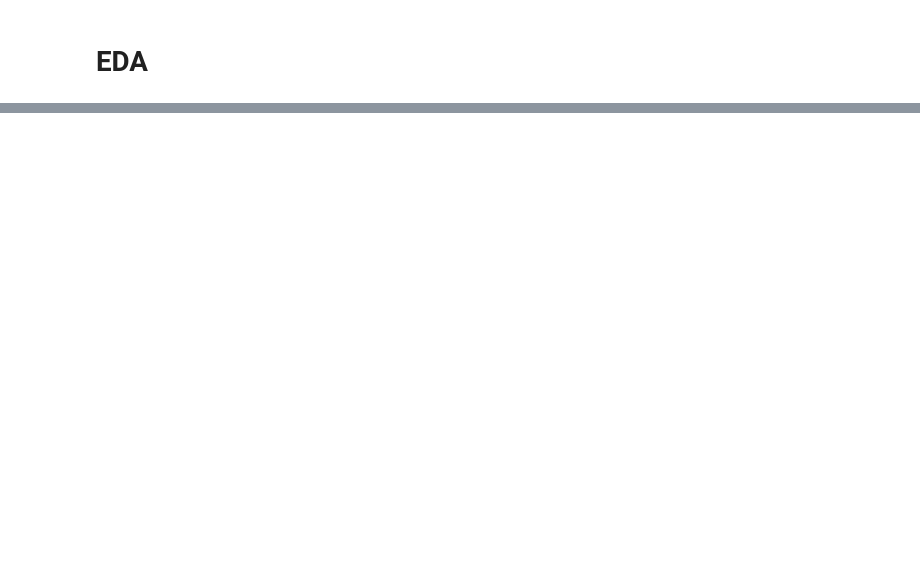
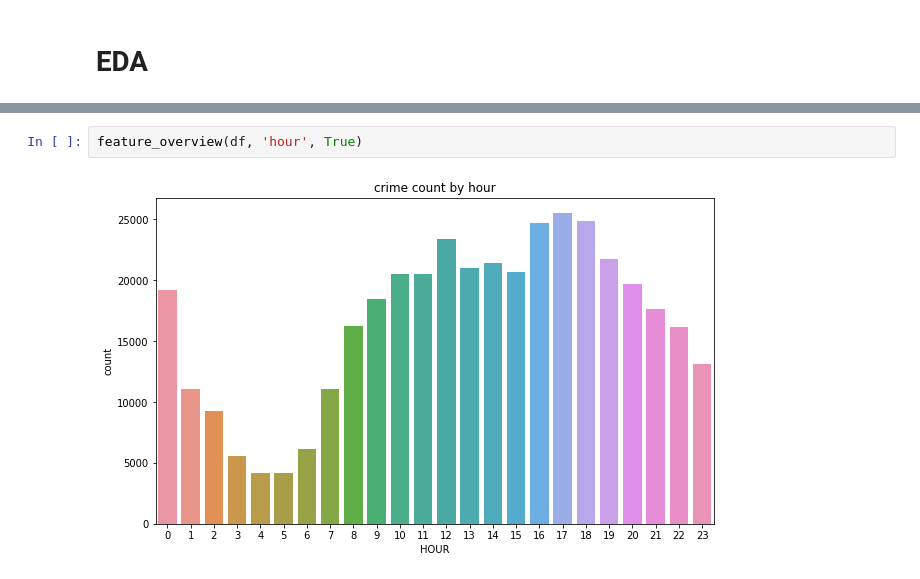
Before and after one commit to osiajod/DS1-Final, a Jupyter notebook: CrimeDataVis.ipynb, the cells around one changed output, grey strips where cells are left out. Saved outputs shown, nothing was run; the diff lists cells and outputs as text; blank space fills up the shorter version.

```diff
--- a/CrimeDataVis.ipynb
+++ b/CrimeDataVis.ipynb
@@ -67,0 +37,4 @@ data.head()
+# %%
+feature_overview(df, 'hour', True)
+# %% [output]
+[figure, added]
```
Also changed, not shown: parts of 12 cells of this notebook, 8 other files.
